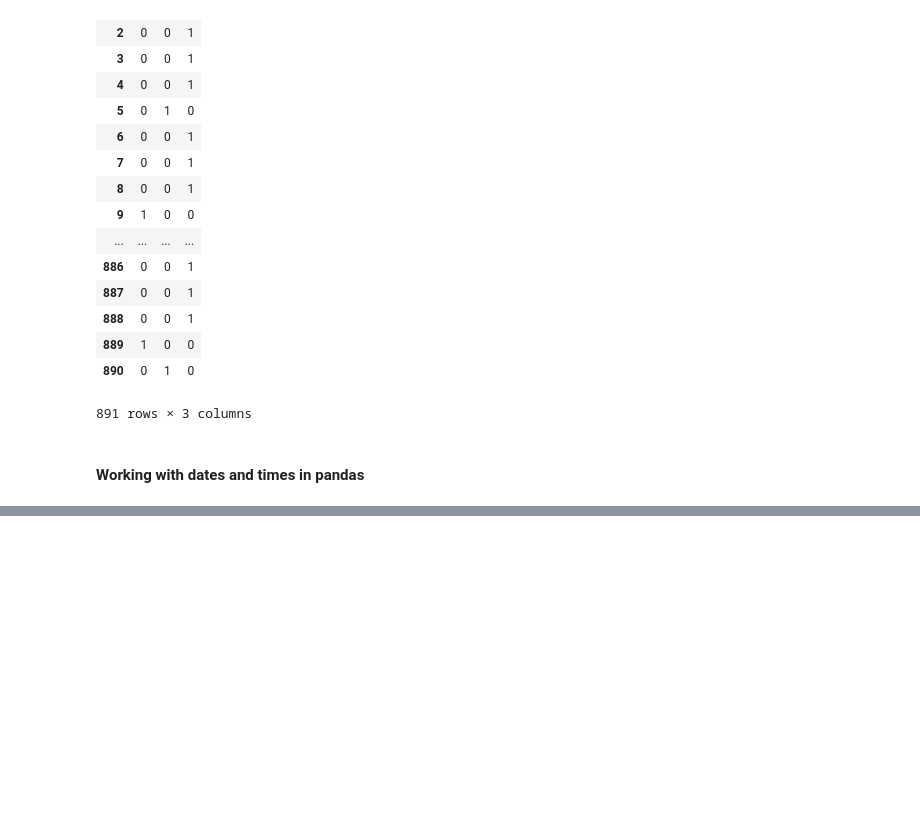
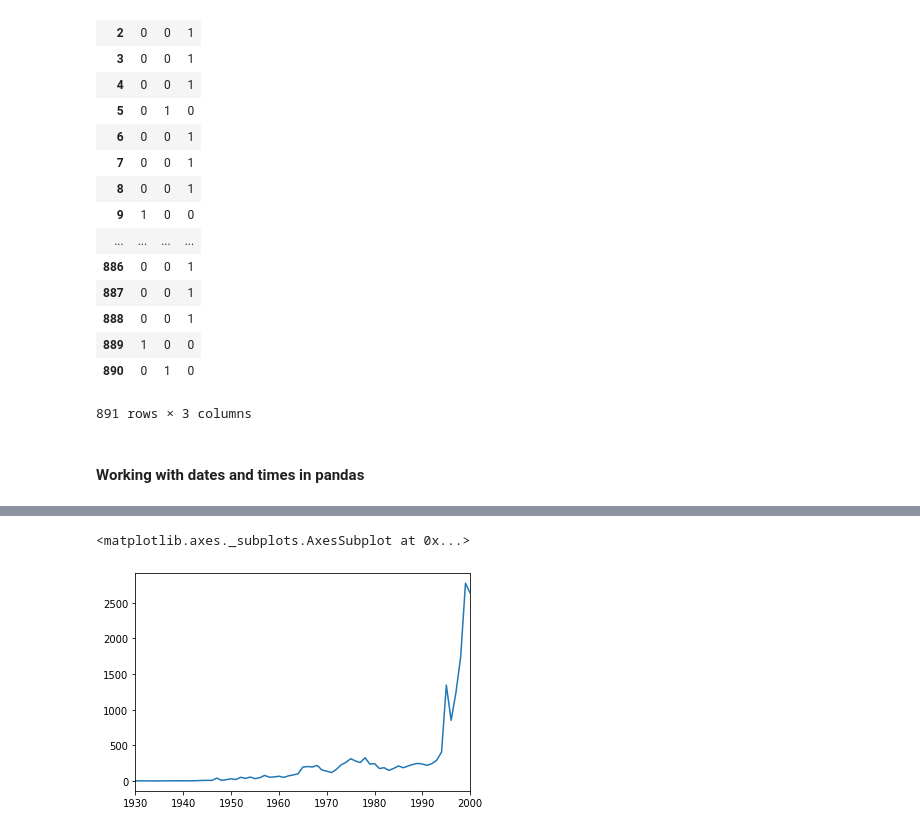
Before and after one commit to shmehta21/Pandas_demo, a Jupyter notebook: pandas.ipynb, the cells around one changed output, grey strips where cells are left out. Saved outputs shown, nothing was run; the diff lists cells and outputs as text; code cells hidden in the pictures; blank space fills up the shorter version.

Commit message:
Adding datetime,dataframe merging and duplicate record identification

```diff
--- a/pandas.ipynb
+++ b/pandas.ipynb
@@ -1375,0 +1385,3 @@ pd.get_dummies(train.Embarked)
+# %%
+ufo['Time'] = pd.to_datetime(ufo.Time)# Initially the time column was of object type
+ufo.head(), ufo.dtypes #Afer the above operation the column is now in datetime format
@@ -1375,0 +1430,7 @@ pd.get_dummies(train.Embarked)
+# %%
+%matplotlib inline
+ufo['Year'] = ufo.Time.dt.year
+ufo.Year.value_counts().sort_index().plot()
+# %% [output]
+<matplotlib.axes._subplots.AxesSubplot at 0x...>
+[figure, added]
```
Also changed, not shown: parts of 25 cells of this notebook.
